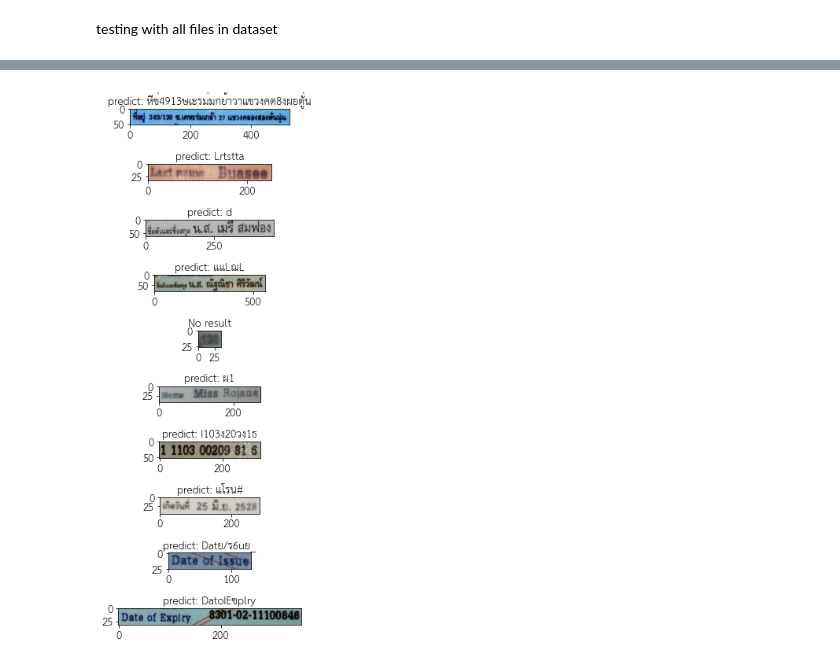
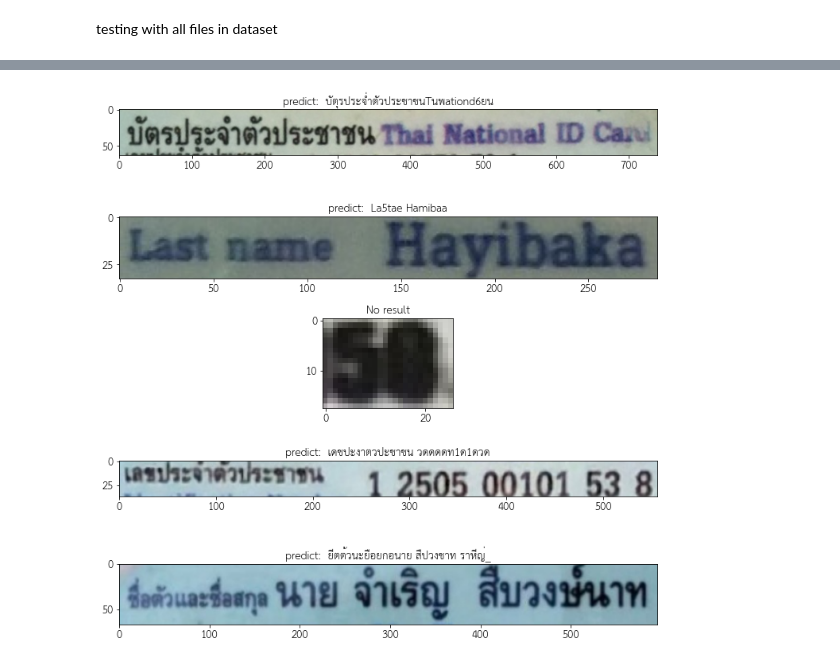
Before and after one commit to piyawat-at/EasyOCR, a Jupyter notebook: test_model.ipynb, the cells around one changed output, grey strips where cells are left out. Cells and saved outputs as stored; diff of their text form; code cells hidden in the pictures.

```diff
--- a/test_model.ipynb
+++ b/test_model.ipynb
@@ -29,7 +29,7 @@ start = time.time()
 reader = easyocr.Reader(lang_list = ['en','th'],
                         model_storage_directory = os.path.join('my_model','model'),
                         user_network_directory = os.path.join('my_model','user_network'),
-                        recog_network  ='crnn_30k_lr_25e-2',
+                        recog_network  ='crnn_30k_2000',
                         gpu = True)
 # reader = easyocr.Reader(lang_list = ['en','th'],gpu = True )
 end = time.time()
@@ -99,26 +102,29 @@ time: 49.074904441833496
 # %%
 plt.rcParams['font.family'] = 'TH Sarabun New'
 plt.rcParams['xtick.labelsize'] = 20.0
 plt.rcParams['ytick.labelsize'] = 20.0
 columns = 1
-rows = 10
+rows = 5
 fig = plt.figure(figsize=(10, 10))
 ax = []
 for i in range(columns*rows):
     random_file_name = random.sample(os.listdir(os.path.join('trainer/all_data/testing/LMWN')),1)[0]
     # random_file_path = os.path.join('trainer/all_data/testing/testing',random_file_name)
     #random_file_name = random.sample(os.listdir(os.path.join('trainer/all_data/testing/testing')),1)[0]
     # random_file_name = os.listdir(os.path.join('trainer/all_data/testing/LMWN'))[2]
     random_file_path = os.path.join('trainer/all_data/testing/LMWN',random_file_name)
     img = plt.imread(random_file_path)
     result = reader.readtext(random_file_path)
     ax.append(fig.add_subplot(rows, columns, i+1) )
-    try:
-        ax[-1].set_title(f'predict: {result[0][1]}',fontsize=20)
-    except:
+    txt = ''
+    if len(result) > 0:
+        for i in result:
+            txt += (' '+i[1])
+        ax[-1].set_title(f'predict: {txt}',fontsize=20)
+    else:
         ax[-1].set_title('No result',fontsize=20)
     plt.imshow(img)
 fig.tight_layout()
 plt.show()
 # %% [output]
-[figure, old version]
+[figure, new version]
```
Also changed, not shown: parts of 3 cells of this notebook, 1 other file.
